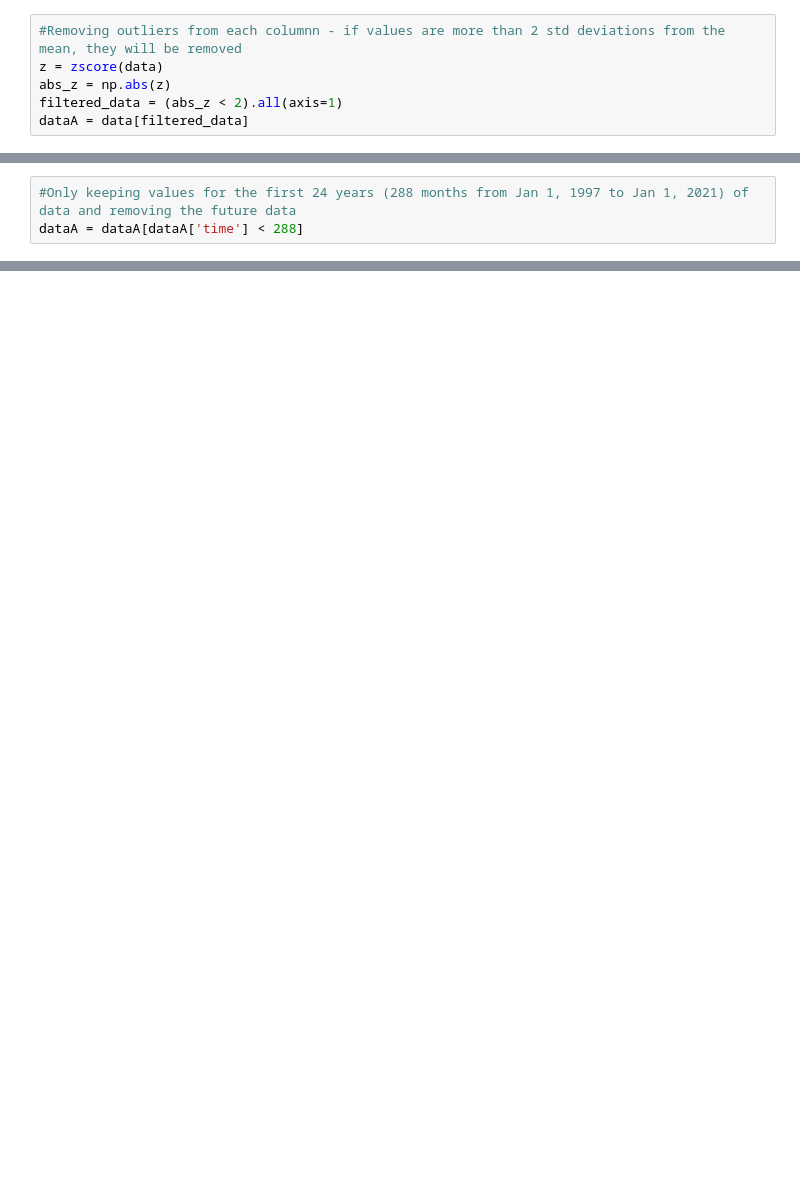
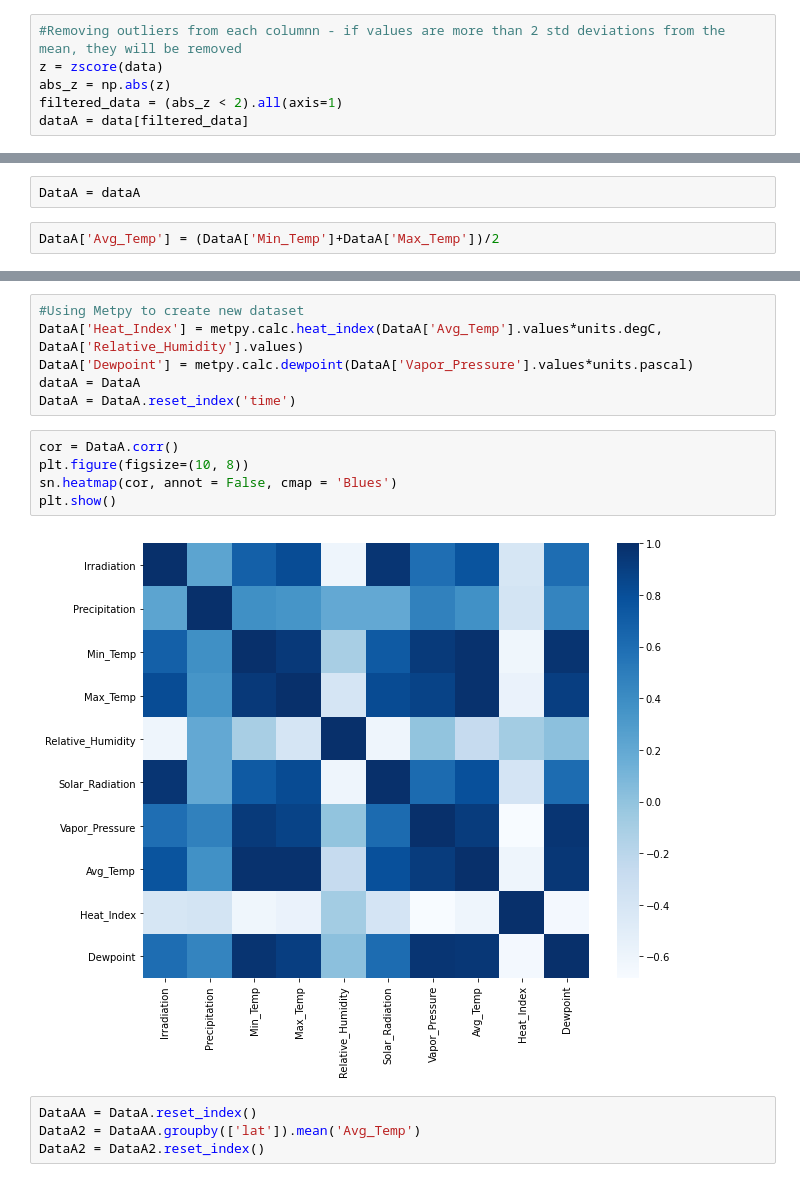
Before and after one commit to BigDataCourseBhaganagar/Alaskan-Weather, a Jupyter notebook: AlaskanWeather.ipynb, the cells around one changed output, grey strips where cells are left out. Cells and saved outputs as stored; diff of their text form; blank space fills up the shorter version.

```diff
--- a/AlaskanWeather.ipynb
+++ b/AlaskanWeather.ipynb
@@ -102,3 +108,0 @@ dataA['Avg. Temp (C)'] = (dataA['Min. Temp (C)']+dataA['Max Temp (C)'])/2
-# %%
-#Only keeping values for the first 24 years (288 months from Jan 1, 1997 to Jan 1, 2021) of data and removing the future data
-dataA = dataA[dataA['time'] < 288]
@@ -180,0 +122,4 @@ plt.show()
+# %%
+DataA = dataA
+# %%
+DataA['Avg_Temp'] = (DataA['Min_Temp']+DataA['Max_Temp'])/2
@@ -180,0 +143,17 @@ plt.show()
+# %%
+#Using Metpy to create new dataset
+DataA['Heat_Index'] = metpy.calc.heat_index(DataA['Avg_Temp'].values*units.degC, DataA['Relative_Humidity'].values)
+DataA['Dewpoint'] = metpy.calc.dewpoint(DataA['Vapor_Pressure'].values*units.pascal)
+dataA = DataA
+DataA = DataA.reset_index('time')
+# %%
+cor = DataA.corr()
+plt.figure(figsize=(10, 8))
+sn.heatmap(cor, annot = False, cmap = 'Blues')
+plt.show()
+# %% [output]
+[figure, added]
+# %%
+DataAA = DataA.reset_index()
+DataA2 = DataAA.groupby(['lat']).mean('Avg_Temp')
+DataA2 = DataA2.reset_index()
```
Also changed, not shown: parts of 48 cells of this notebook.
